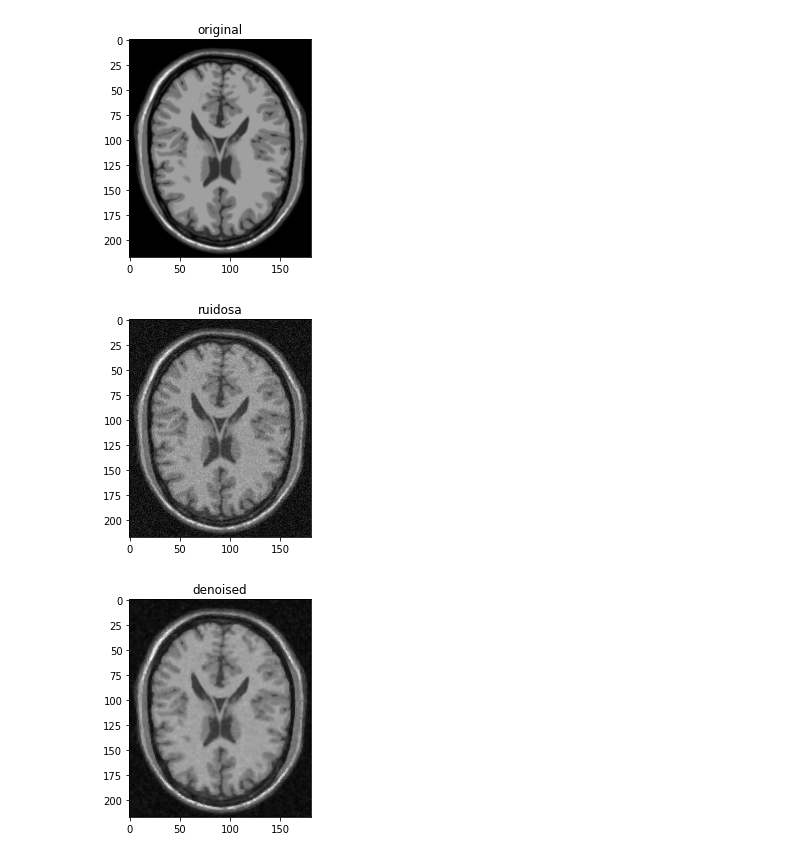
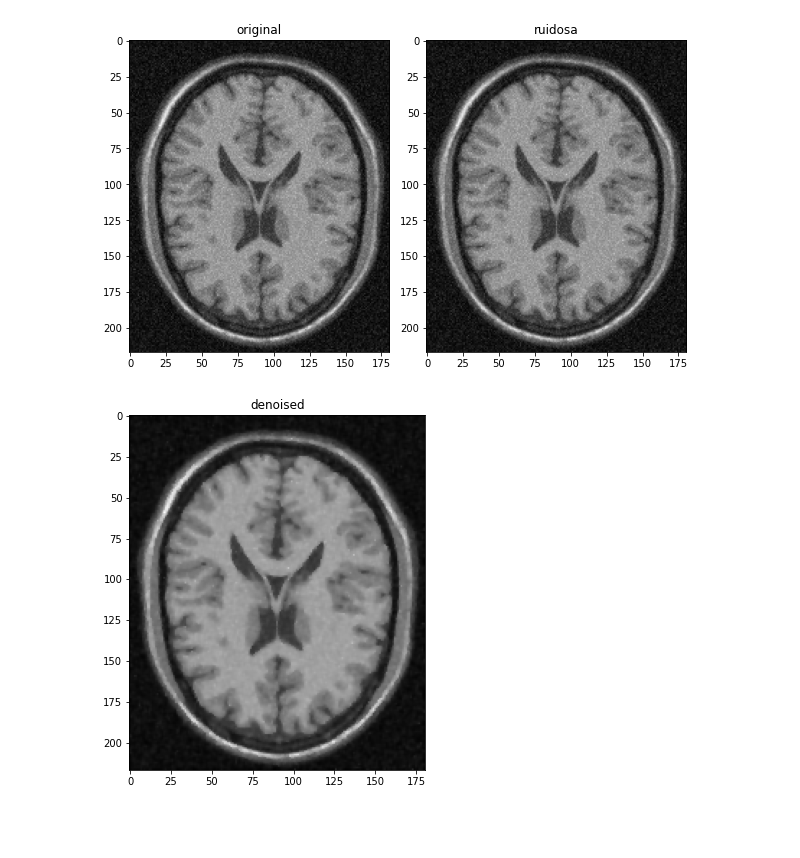
Before and after one commit to dmariaa/MUVA_IM_practica1, a Jupyter notebook: practica1.ipynb, the cells around one changed output. Saved outputs shown, nothing was run; the diff lists cells and outputs as text; code cells hidden in the pictures; blank space fills up the shorter version.

Commit message:
Fix: jupyter plots added

```diff
--- a/practica1.ipynb
+++ b/practica1.ipynb
@@ -7,20 +7,27 @@ from dif_aniso import add_noise, dif_aniso, noise_types
 # %%
 image = cv2.imread("materiales/T1.png", cv2.COLOR_BGR2GRAY)
 image = image.astype(np.float64)
-plt.imshow(image, cmap='gray')
-plt.title("original")
-plt.show()
 
 noise_image = add_noise(image=image, noise_type=noise_types.RICIAN_NOISE, intensity=0.3)
-plt.imshow(noise_image, cmap='gray')
-plt.title("ruidosa")
-plt.show()
-
-denoised_image = dif_aniso(im=noise_image, niter=5, k=40, l=0.25, option=2)
-plt.imshow(denoised_image, cmap='gray')
-plt.title("denoised")
-plt.show()
+fig, ax = plt.subplots(1, 2, figsize=(8.4, 9.6), tight_layout={
+        'rect': [0, 0, 1, 0.98]
+    }
+)
+ax[0].imshow(noise_image, cmap='gray')
+ax[0].set_title('original')
+ax[1].imshow(noise_image, cmap='gray')
+ax[1].set_title('ruidosa')
+fig.show()
 # %% [output]
-[figure, old version]
+[figure, new version]
-[figure, removed]
-[figure, removed]
+# %%
+denoised_image = dif_aniso(im=noise_image, niter=5, k=40, l=0.25, option=2)
+fig, ax = plt.subplots(1, 1, figsize=(8.4, 5.8), tight_layout={
+        'rect': [0, 0, 1, 0.98]
+    }
+)
+ax.imshow(denoised_image, cmap='gray')
+ax.set_title("denoised")
+fig.show()
+# %% [output]
+[figure, added]
```
